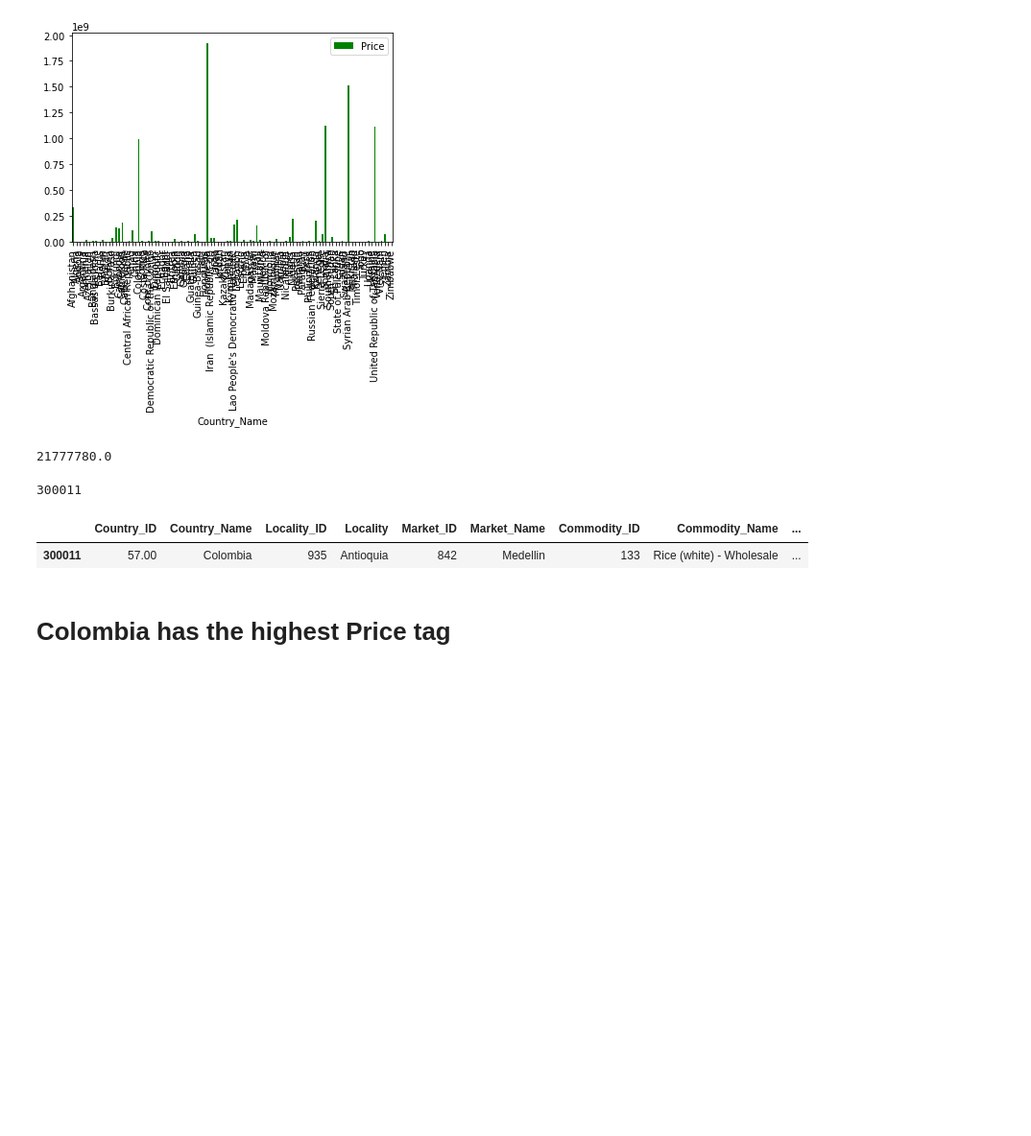
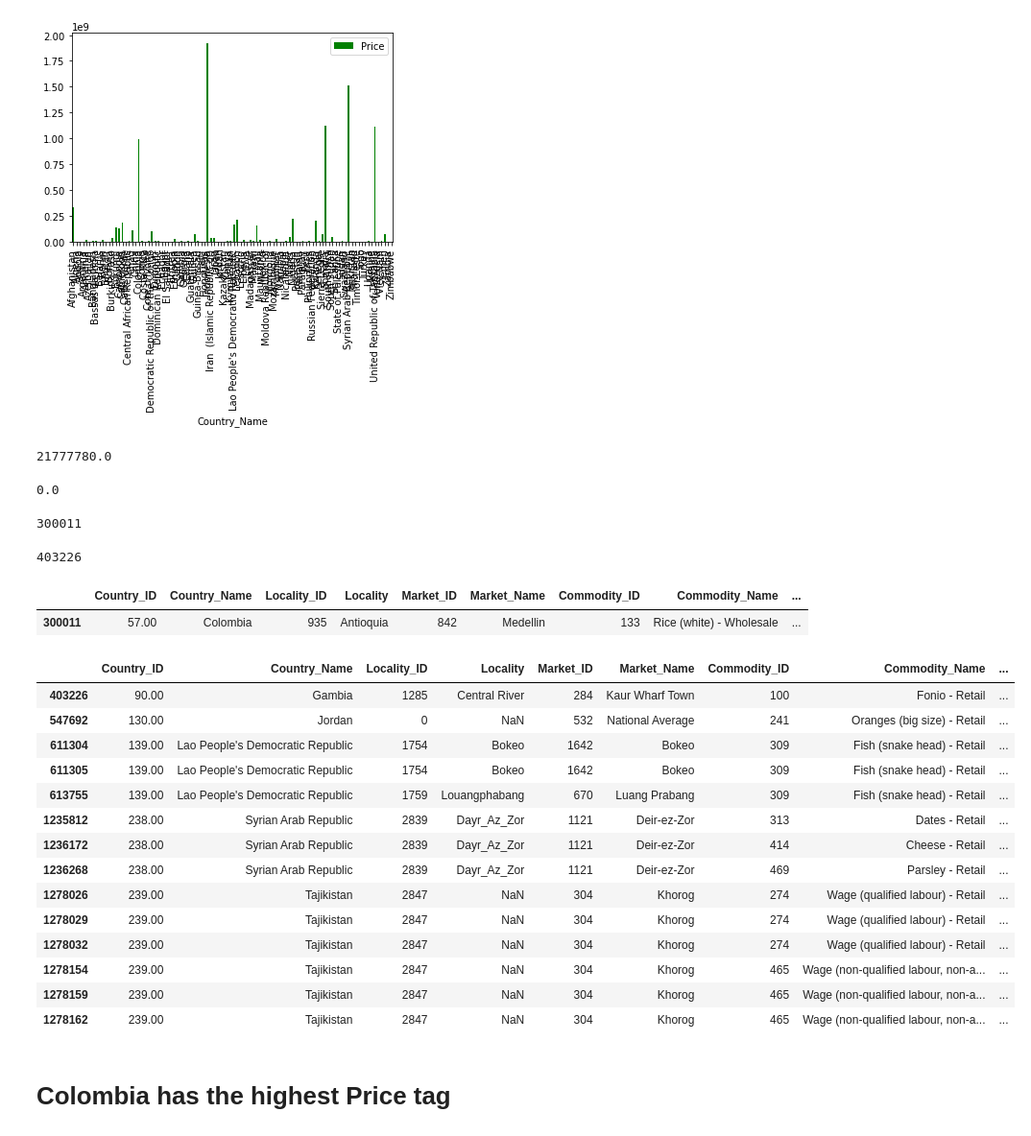
Before and after one commit to judaku/aku_git, a Jupyter notebook: JUDE AKUTTA PY_PROJECT.ipynb, the cells around one changed output. Shown at 96% size. Cells and saved outputs as stored; diff of their text form; code cells hidden in the pictures; blank space fills up the shorter version.

```diff
--- a/JUDE AKUTTA PY_PROJECT.ipynb
+++ b/JUDE AKUTTA PY_PROJECT.ipynb
@@ -384,5 +388,11 @@ max_value=column.max()
 max_value
 # %% [output]
 21777780.0
+# %%
+column=transformed['Price']
+min_value=column.min()              # minimum price
+min_value
+# %% [output]
+0.0
 # %%
 column=transformed['Price']
@@ -390,5 +400,11 @@ max_index=column.idxmax()
 max_index
 # %% [output]
 300011
+# %%
+column=transformed['Price']
+min_index=column.idxmin()         # index with the minimum price
+min_index
+# %% [output]
+403226
 # %%
 mask=transformed['Price'].values==21777780.0
@@ -397,6 +413,26 @@ check
 # %% [output]
 |  | Country_ID | Country_Name | Locality_ID | Locality | Market_ID | Market_Name | Commodity_ID | Commodity_Name | ... |
 | 300011 | 57.00 | Colombia | 935 | Antioquia | 842 | Medellin | 133 | Rice (white) - Wholesale | ... |
+# %%
+mask=transformed['Price'].values==0.0
+check=transformed[mask]                        # for clarification sake
+check
+# %% [output]
+|  | Country_ID | Country_Name | Locality_ID | Locality | Market_ID | Market_Name | Commodity_ID | Commodity_Name | ... |
+| 403226 | 90.00 | Gambia | 1285 | Central River | 284 | Kaur Wharf Town | 100 | Fonio - Retail | ... |
+| 547692 | 130.00 | Jordan | 0 | NaN | 532 | National Average | 241 | Oranges (big size) - Retail | ... |
+| 611304 | 139.00 | Lao People's Democratic Republic | 1754 | Bokeo | 1642 | Bokeo | 309 | Fish (snake head) - Retail | ... |
+| 611305 | 139.00 | Lao People's Democratic Republic | 1754 | Bokeo | 1642 | Bokeo | 309 | Fish (snake head) - Retail | ... |
+| 613755 | 139.00 | Lao People's Democratic Republic | 1759 | Louangphabang | 670 | Luang Prabang | 309 | Fish (snake head) - Retail | ... |
+| 1235812 | 238.00 | Syrian Arab Republic | 2839 | Dayr_Az_Zor | 1121 | Deir-ez-Zor | 313 | Dates - Retail | ... |
+| 1236172 | 238.00 | Syrian Arab Republic | 2839 | Dayr_Az_Zor | 1121 | Deir-ez-Zor | 414 | Cheese - Retail | ... |
+| 1236268 | 238.00 | Syrian Arab Republic | 2839 | Dayr_Az_Zor | 1121 | Deir-ez-Zor | 469 | Parsley - Retail | ... |
+| 1278026 | 239.00 | Tajikistan | 2847 | NaN | 304 | Khorog | 274 | Wage (qualified labour) - Retail | ... |
+| 1278029 | 239.00 | Tajikistan | 2847 | NaN | 304 | Khorog | 274 | Wage (qualified labour) - Retail | ... |
+| 1278032 | 239.00 | Tajikistan | 2847 | NaN | 304 | Khorog | 274 | Wage (qualified labour) - Retail | ... |
+| 1278154 | 239.00 | Tajikistan | 2847 | NaN | 304 | Khorog | 465 | Wage (non-qualified labour, non-a... | ... |
+| 1278159 | 239.00 | Tajikistan | 2847 | NaN | 304 | Khorog | 465 | Wage (non-qualified labour, non-a... | ... |
+| 1278162 | 239.00 | Tajikistan | 2847 | NaN | 304 | Khorog | 465 | Wage (non-qualified labour, non-a... | ... |
 # %% [markdown]
 # Colombia has the highest Price tag
 # %%
```
Also changed, not shown: parts of 22 cells of this notebook.
